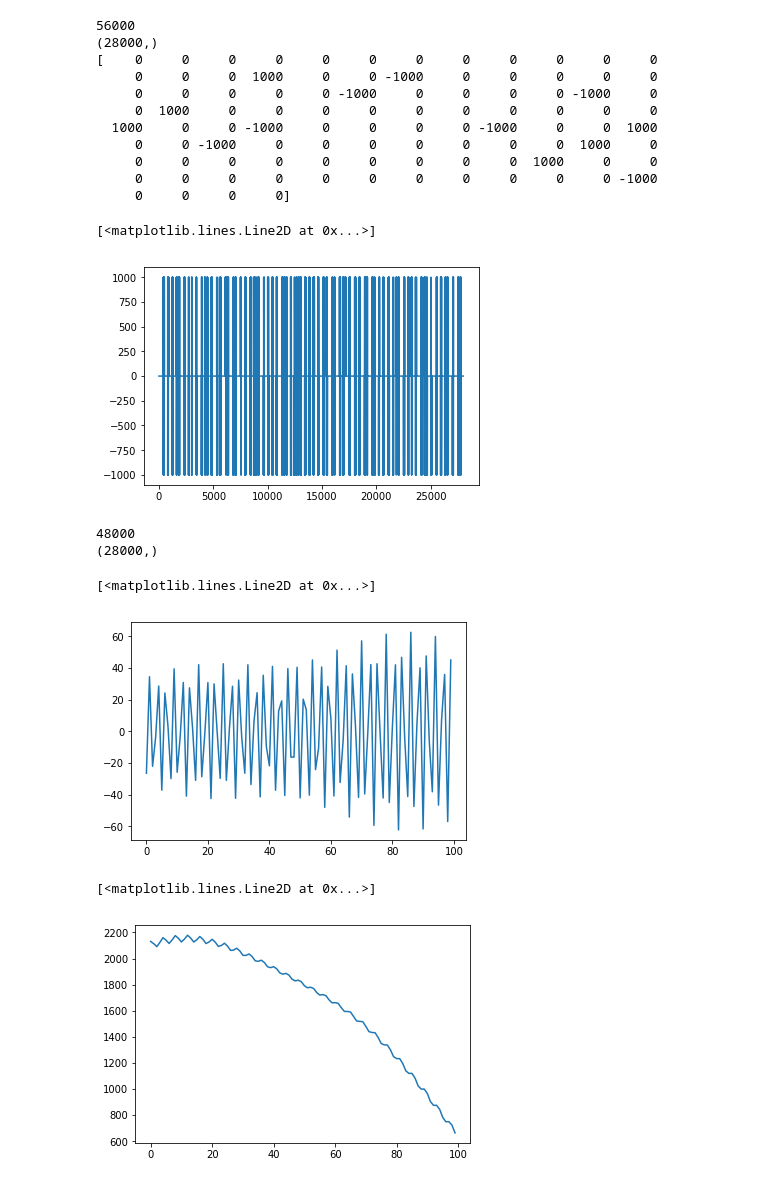
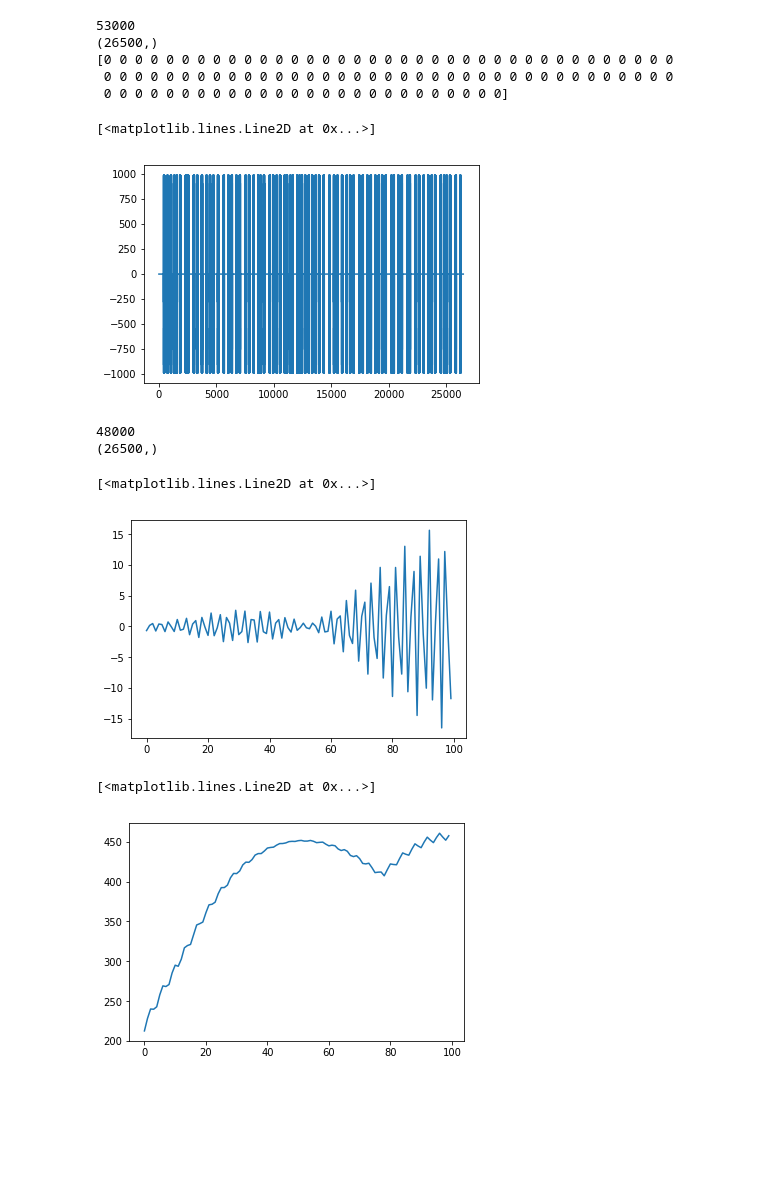
Before and after one commit to agil27/wivi, a Jupyter notebook: demodulation.ipynb, the cells around one changed output. Drawn from its saved outputs; the diff is of its cells as text; code cells hidden in the pictures; blank space fills up the shorter version.

```diff
--- a/demodulation.ipynb
+++ b/demodulation.ipynb
@@ -42,23 +42,17 @@ def load_all(path, dis, db, repeat):
                 load_wav(name)
 # %%
 #load_all(path, dis, db, repeat)
-fs, data = load_wav('./noise.wav')
+fs, data = load_wav('./sample.wav')
 print(data[1200:1300])
 plt.plot(data)
 # %% [output]
-56000
-(28000,)
-[    0     0     0     0     0     0     0     0     0     0     0     0
-     0     0     0  1000     0     0 -1000     0     0     0     0     0
-     0     0     0     0     0 -1000     0     0     0     0 -1000     0
-     0  1000     0     0     0     0     0     0     0     0     0     0
-  1000     0     0 -1000     0     0     0     0 -1000     0     0  1000
-     0     0 -1000     0     0     0     0     0     0     0  1000     0
-     0     0     0     0     0     0     0     0     0  1000     0     0
-     0     0     0     0     0     0     0     0     0     0     0 -1000
-     0     0     0     0]
+53000
+(26500,)
+[0 0 0 0 0 0 0 0 0 0 0 0 0 0 0 0 0 0 0 0 0 0 0 0 0 0 0 0 0 0 0 0 0 0 0 0 0
+ 0 0 0 0 0 0 0 0 0 0 0 0 0 0 0 0 0 0 0 0 0 0 0 0 0 0 0 0 0 0 0 0 0 0 0 0 0
+ 0 0 0 0 0 0 0 0 0 0 0 0 0 0 0 0 0 0 0 0 0 0 0 0 0 0]
 [<matplotlib.lines.Line2D at 0x...>]
-[figure, old version]
+[figure, new version]
 # %%
 def fda(x, floor, ceil, fs):
     print(fs)
@@ -71,9 +65,9 @@ filted = fda(data, 17500, 18500, fs)
 plt.plot(filted[1200:1300])
 # %% [output]
 48000
-(28000,)
+(26500,)
 [<matplotlib.lines.Line2D at 0x...>]
-[figure, old version]
+[figure, new version]
 # %%
 def dfft(data, f, fs):
     n = data.shape[0]
@@ -90,7 +84,7 @@ impulse = dfft(filted, 18000, fs)
 plt.plot(impulse[1200:1300])
 # %% [output]
 [<matplotlib.lines.Line2D at 0x...>]
-[figure, old version]
+[figure, new version]
 # %%
 def smooth(a, window):
     a = a.squeeze()
```
Also changed, not shown: parts of 7 cells of this notebook, 1 other file.
